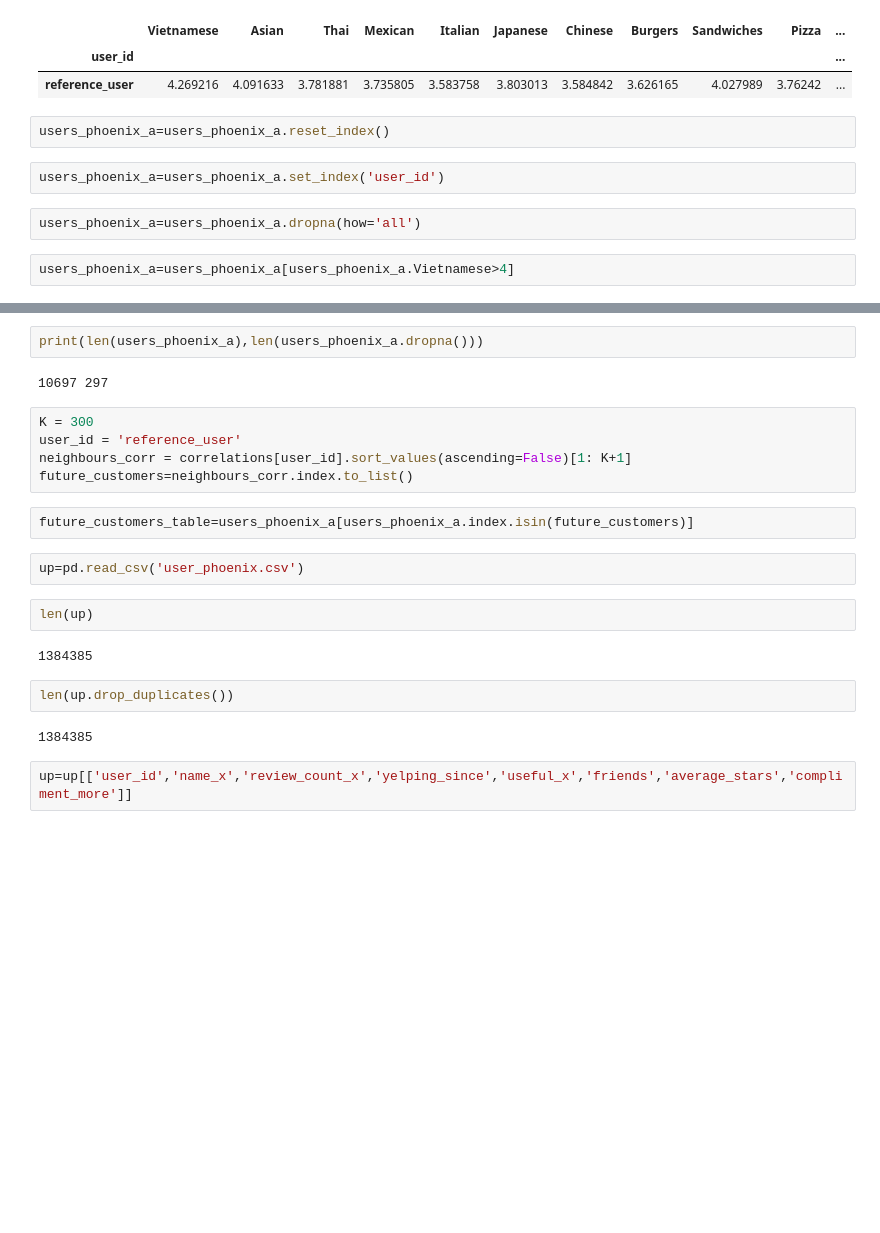
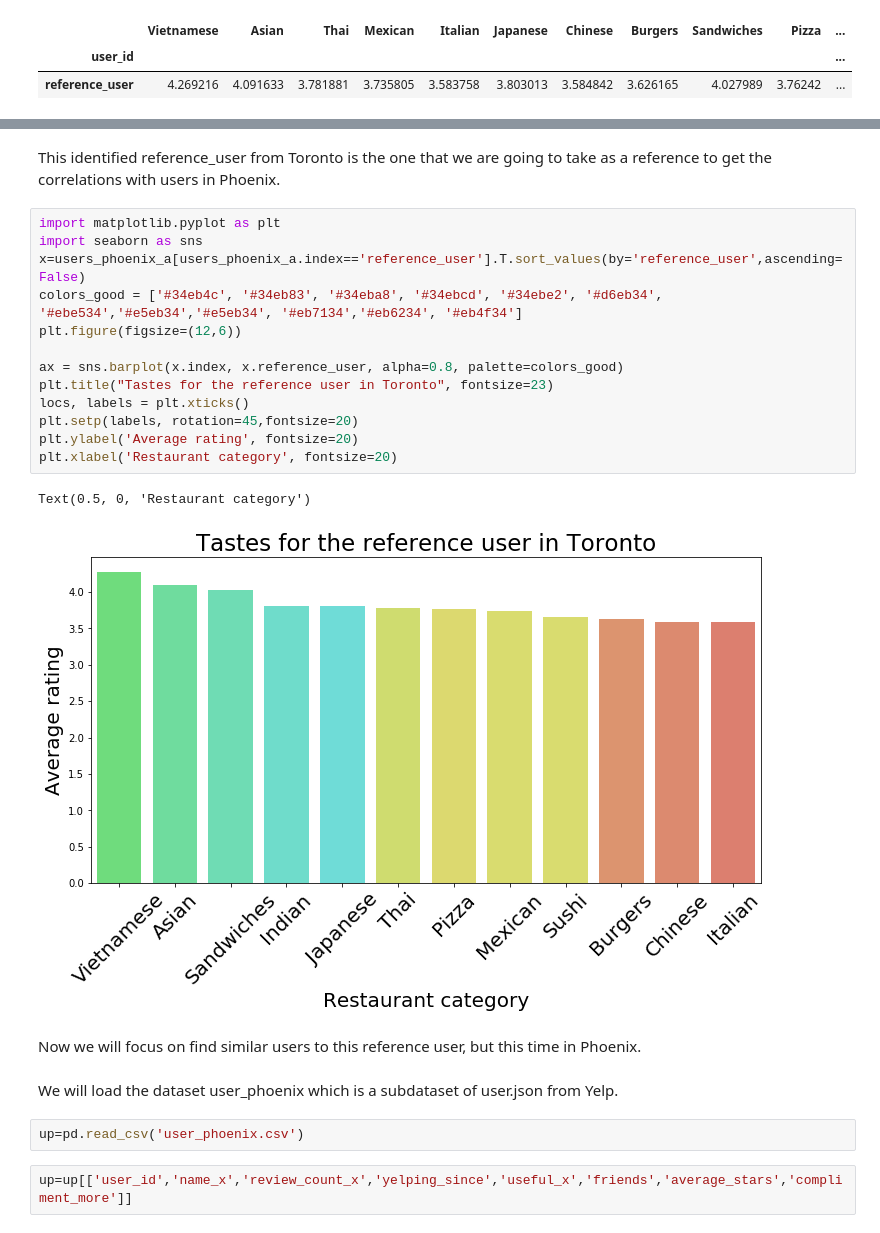
Before and after one commit to hecmesge/ABA2020, a Jupyter notebook: Recommender_users_phoenix.ipynb, the cells around one changed output, grey strips where cells are left out. Drawn from its saved outputs; the diff is of its cells as text; blank space fills up the shorter version.

```diff
--- a/Recommender_users_phoenix.ipynb
+++ b/Recommender_users_phoenix.ipynb
@@ -137,11 +139,3 @@ users_phoenix_a[users_phoenix_a.index=='reference_user']
 |  | Vietnamese | Asian | Thai | Mexican | Italian | Japanese | Chinese | Burgers | Sandwiches | Pizza | ... |
 | user_id |  |  |  |  |  |  |  |  |  |  | ... |
 | reference_user | 4.269216 | 4.091633 | 3.781881 | 3.735805 | 3.583758 | 3.803013 | 3.584842 | 3.626165 | 4.027989 | 3.76242 | ... |
-# %%
-users_phoenix_a=users_phoenix_a.reset_index()
-# %%
-users_phoenix_a=users_phoenix_a.set_index('user_id')
-# %%
-users_phoenix_a=users_phoenix_a.dropna(how='all')
-# %%
-users_phoenix_a=users_phoenix_a[users_phoenix_a.Vietnamese>4]
@@ -170,24 +142,27 @@ correlations.head()
-# %%
-print(len(users_phoenix_a),len(users_phoenix_a.dropna()))
-# %% [output]
-10697 297
-# %%
-K = 300
-user_id = 'reference_user'
-neighbours_corr = correlations[user_id].sort_values(ascending=False)[1: K+1]
-future_customers=neighbours_corr.index.to_list()
-# %%
-future_customers_table=users_phoenix_a[users_phoenix_a.index.isin(future_customers)]
+# %% [markdown]
+This identified reference_user from Toronto is the one that we are going to take as a reference to get the correlations with users in Phoenix.
+# %%
+import matplotlib.pyplot as plt
+import seaborn as sns
+x=users_phoenix_a[users_phoenix_a.index=='reference_user'].T.sort_values(by='reference_user',ascending=False)
+colors_good = ['#34eb4c', '#34eb83', '#34eba8', '#34ebcd', '#34ebe2', '#d6eb34', '#ebe534','#e5eb34','#e5eb34', '#eb7134','#eb6234', '#eb4f34']
+plt.figure(figsize=(12,6))
+
+ax = sns.barplot(x.index, x.reference_user, alpha=0.8, palette=colors_good)
+plt.title("Tastes for the reference user in Toronto", fontsize=23)
+locs, labels = plt.xticks()
+plt.setp(labels, rotation=45,fontsize=20)
+plt.ylabel('Average rating', fontsize=20)
+plt.xlabel('Restaurant category', fontsize=20)
+# %% [output]
+Text(0.5, 0, 'Restaurant category')
+[figure, added]
+# %% [markdown]
+Now we will focus on find similar users to this reference user, but this time in Phoenix.
+# %% [markdown]
+We will load the dataset user_phoenix which is a subdataset of user.json from Yelp.
 # %%
 up=pd.read_csv('user_phoenix.csv')
-# %%
-len(up)
-# %% [output]
-1384385
-# %%
-len(up.drop_duplicates())
-# %% [output]
-1384385
 # %%
 up=up[['user_id','name_x','review_count_x','yelping_since','useful_x','friends','average_stars','compliment_more']]
 # %%
```
Also changed, not shown: parts of 15 cells of this notebook.
